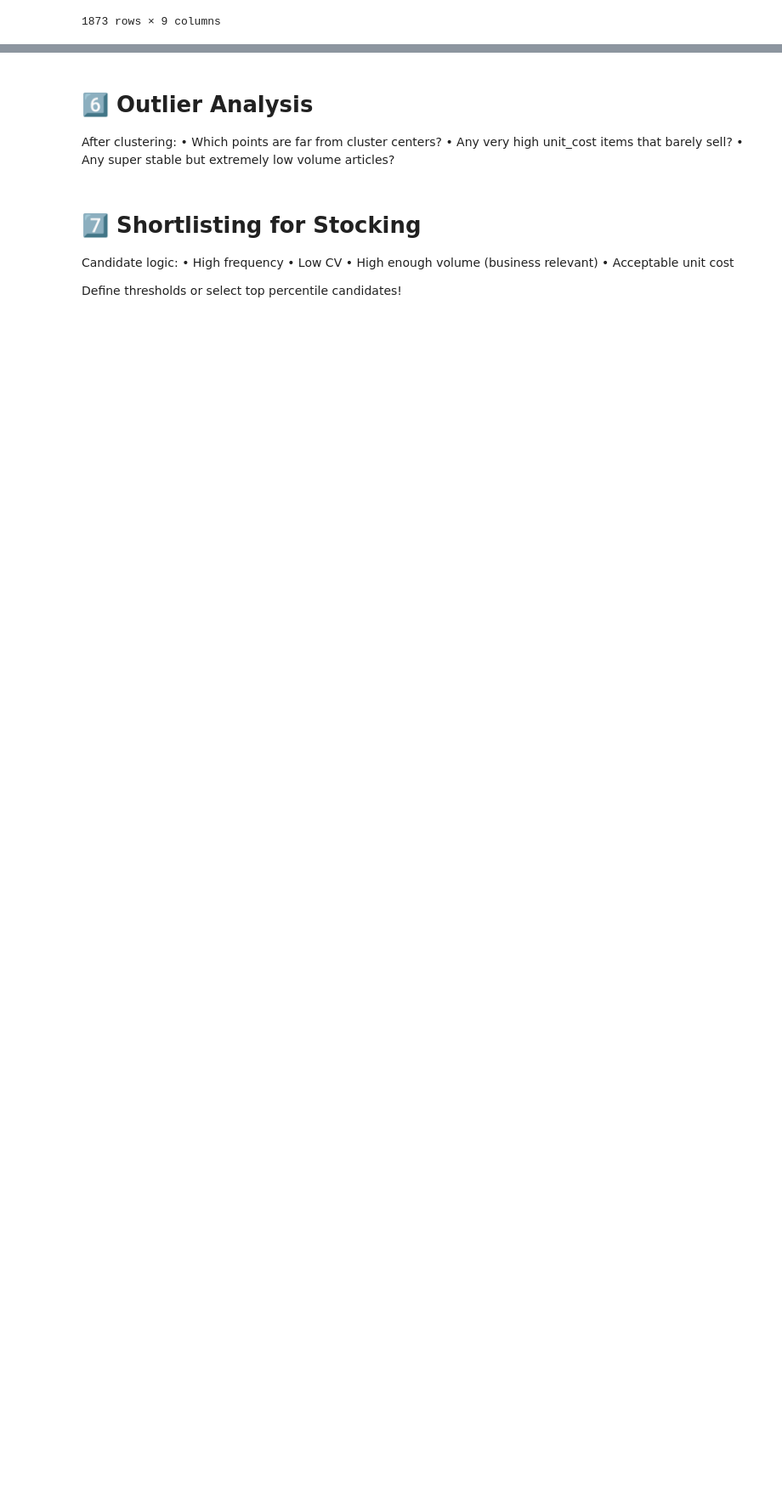
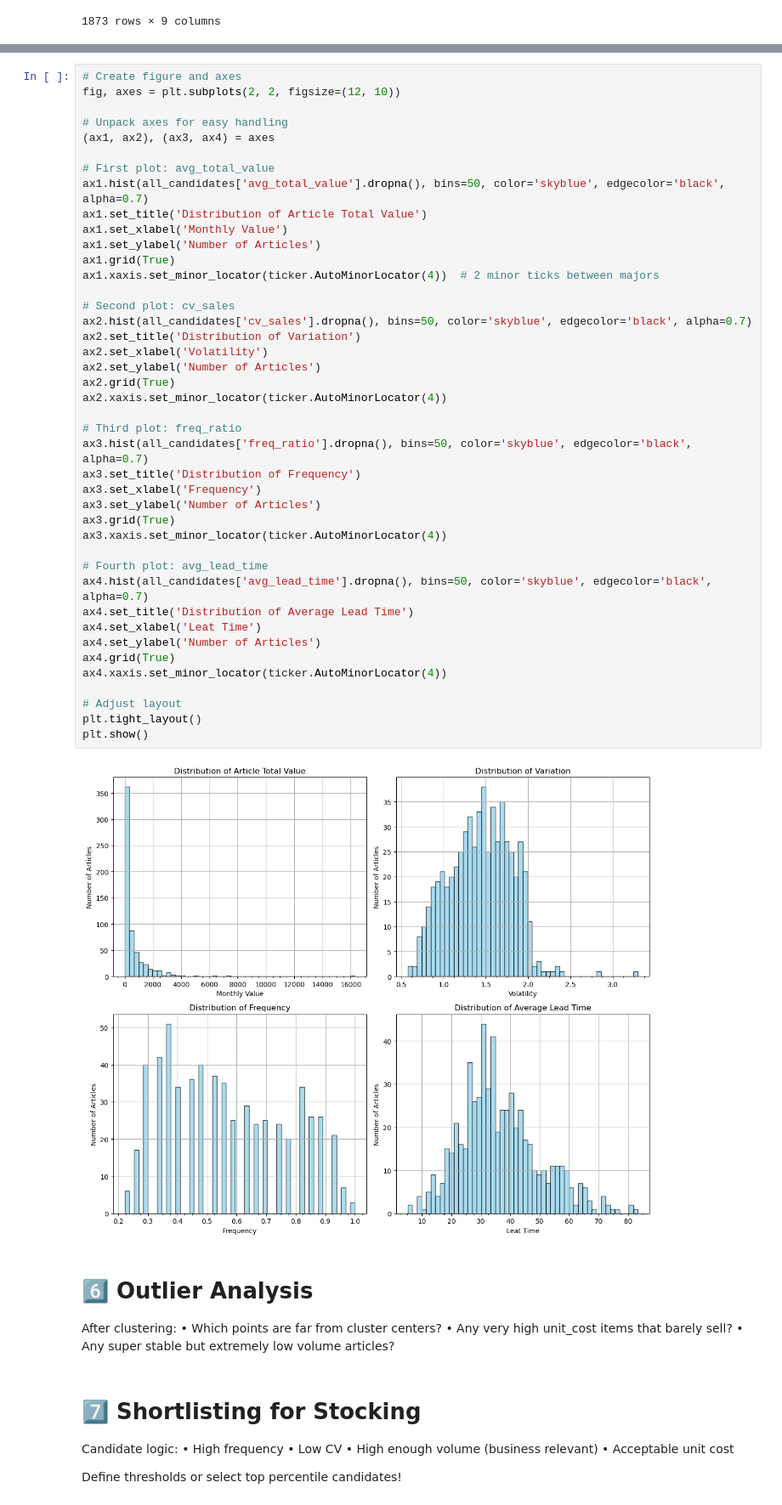
Before and after one commit to werderame/Real-Life-Manufacturing-Inventory-Analysis, a Jupyter notebook: clustering_so_articles/clustering_sales_articles_v02.ipynb, the cells around one changed output, grey strips where cells are left out. Shown at 85% size. Cells and saved outputs as stored; diff of their text form; blank space fills up the shorter version.

```diff
--- a/clustering_so_articles/clustering_sales_articles_v02.ipynb
+++ b/clustering_so_articles/clustering_sales_articles_v02.ipynb
@@ -659,3 +638,47 @@ for feature in features_to_plot:
+# %%
+# Create figure and axes
+fig, axes = plt.subplots(2, 2, figsize=(12, 10))
+
+# Unpack axes for easy handling
+(ax1, ax2), (ax3, ax4) = axes
+
+# First plot: avg_total_value
+ax1.hist(all_candidates['avg_total_value'].dropna(), bins=50, color='skyblue', edgecolor='black', alpha=0.7)
+ax1.set_title('Distribution of Article Total Value')
+ax1.set_xlabel('Monthly Value')
+ax1.set_ylabel('Number of Articles')
+ax1.grid(True)
+ax1.xaxis.set_minor_locator(ticker.AutoMinorLocator(4))  # 2 minor ticks between majors
+
+# Second plot: cv_sales
+ax2.hist(all_candidates['cv_sales'].dropna(), bins=50, color='skyblue', edgecolor='black', alpha=0.7)
+ax2.set_title('Distribution of Variation')
+ax2.set_xlabel('Volatility')
+ax2.set_ylabel('Number of Articles')
+ax2.grid(True)
+ax2.xaxis.set_minor_locator(ticker.AutoMinorLocator(4))
+
+# Third plot: freq_ratio
+ax3.hist(all_candidates['freq_ratio'].dropna(), bins=50, color='skyblue', edgecolor='black', alpha=0.7)
+ax3.set_title('Distribution of Frequency')
+ax3.set_xlabel('Frequency')
+ax3.set_ylabel('Number of Articles')
+ax3.grid(True)
+ax3.xaxis.set_minor_locator(ticker.AutoMinorLocator(4))
+
+# Fourth plot: avg_lead_time
+ax4.hist(all_candidates['avg_lead_time'].dropna(), bins=50, color='skyblue', edgecolor='black', alpha=0.7)
+ax4.set_title('Distribution of Average Lead Time')
+ax4.set_xlabel('Leat Time')
+ax4.set_ylabel('Number of Articles')
+ax4.grid(True)
+ax4.xaxis.set_minor_locator(ticker.AutoMinorLocator(4))
+
+# Adjust layout
+plt.tight_layout()
+plt.show()
+# %% [output]
+[figure, added]
 # %% [markdown]
 # 6️⃣ Outlier Analysis
 
```
Also changed, not shown: parts of 10 cells of this notebook.
